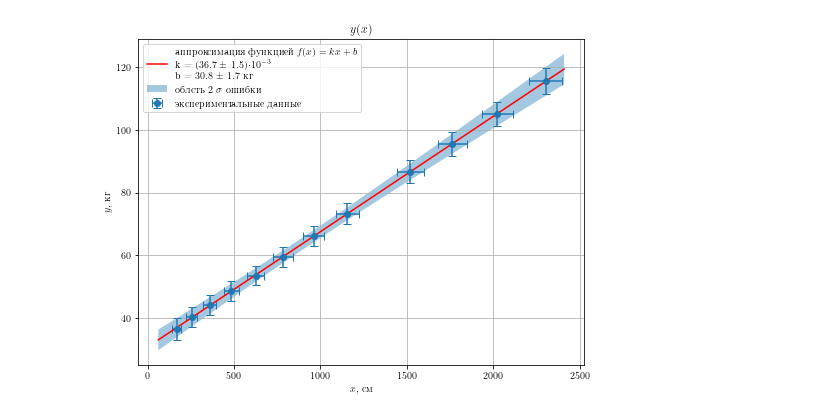
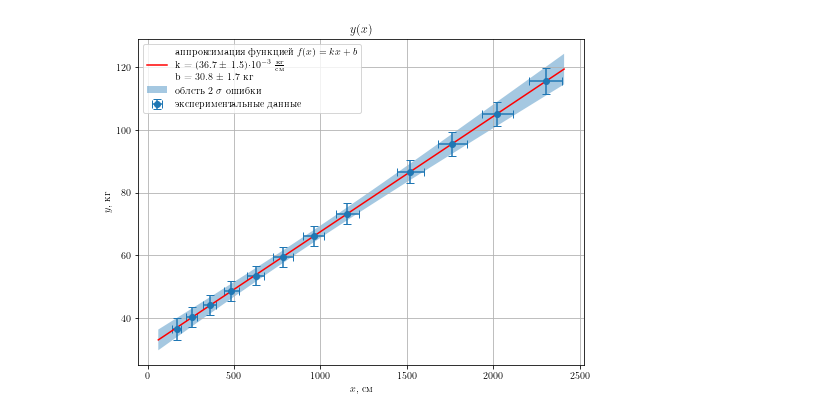
Before and after one commit to Hacker1337/LabDataTemplates, a Jupyter notebook: examples/working_files/latex_fonts_exper.ipynb, the cells around one changed output. Drawn from its saved outputs; the diff is of its cells as text; code cells hidden in the pictures.

Commit message:
Successful running latex with russian in \text env

```diff
--- a/examples/working_files/latex_fonts_exper.ipynb
+++ b/examples/working_files/latex_fonts_exper.ipynb
@@ -89,7 +90,7 @@ yerr = np.array([
 набор параметров с размерностями через запятую '''
 visApproxError = True   # рисовать ли область ошибки аппроксимации
 par_names = r'''
-k, $\frac{кг}{см}$
+k, $\frac{\text{кг}}{\text{см}}$
 b, кг
 '''
 # function to approximate
@@ -130,7 +131,7 @@ plt.ylabel(r"$y$, кг")
 plt.title(r"$y(x)$")
 plt.legend()
 
-plt.savefig(f"examples/trash_img/templ{imNum}.png", dpi=300)
+plt.savefig(f"{imNum}.png", dpi=300)
 imNum+=1
 # %% [output]
 0.03672112074944038 +- 0.001520303510828269
@@ -138,4 +139,4 @@ imNum+=1
-[figure, old version]
+[figure, new version]
 # %%
 #simple visualization
 plt.figure(figsize=(8, 6))
```
Also changed, not shown: parts of 2 cells of this notebook.
